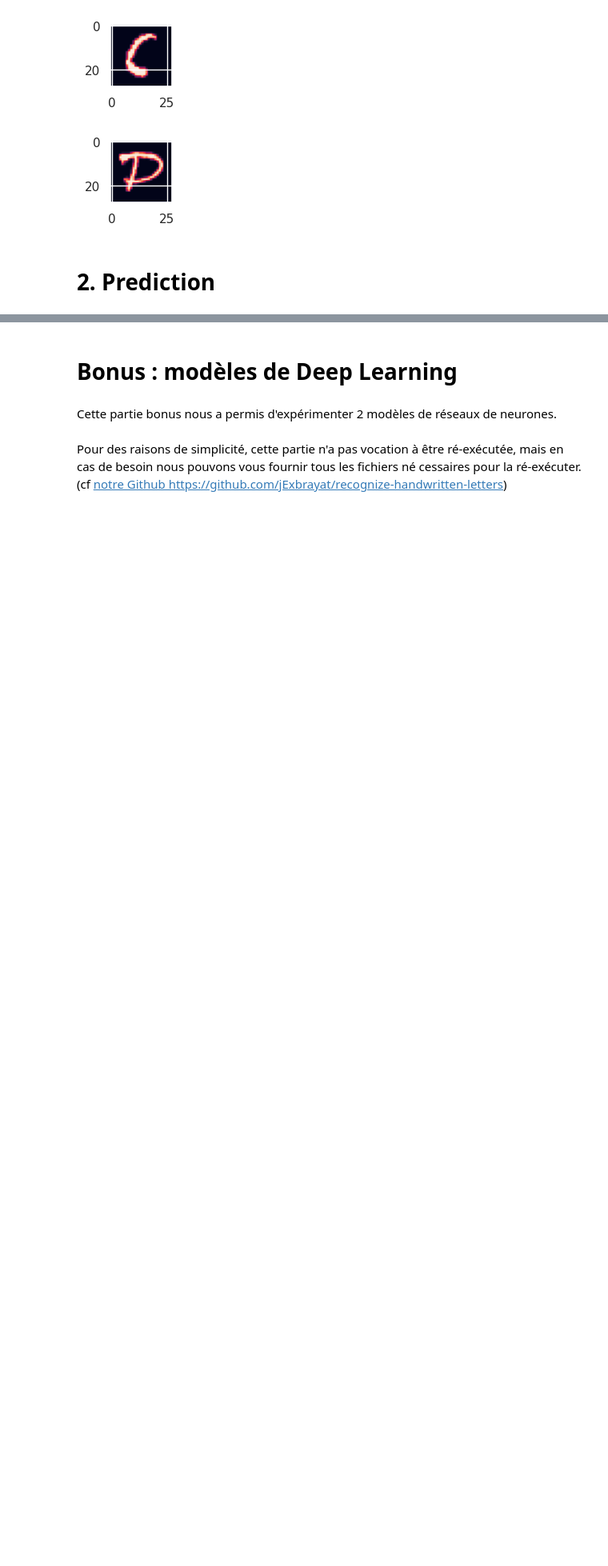
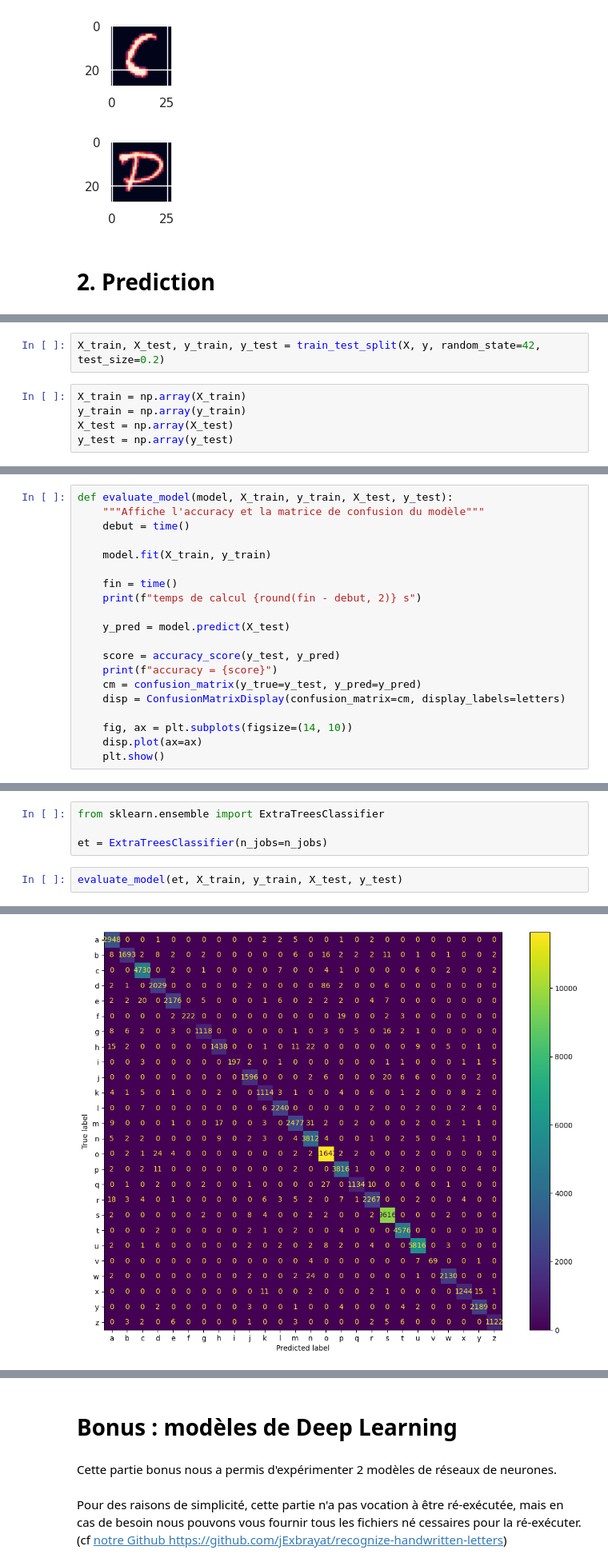
Before and after one commit to jExbrayat/recognize-handwritten-letters, a Jupyter notebook: src/rendu-final/notebook-final.ipynb, the cells around one changed output, grey strips where cells are left out. Shown at 80% size. Cells and saved outputs as stored; diff of their text form; blank space fills up the shorter version.

```diff
--- a/src/rendu-final/notebook-final.ipynb
+++ b/src/rendu-final/notebook-final.ipynb
@@ -62,0 +103,7 @@ for i in range(5):
+# %%
+X_train, X_test, y_train, y_test = train_test_split(X, y, random_state=42, test_size=0.2)
+# %%
+X_train = np.array(X_train)
+y_train = np.array(y_train)
+X_test = np.array(X_test)
+y_test = np.array(y_test)
@@ -62,0 +125,20 @@ for i in range(5):
+# %%
+def evaluate_model(model, X_train, y_train, X_test, y_test):
+    """Affiche l'accuracy et la matrice de confusion du modèle"""
+    debut = time()
+
+    model.fit(X_train, y_train)
+
+    fin = time()
+    print(f"temps de calcul {round(fin - debut, 2)} s")
+
+    y_pred = model.predict(X_test)
+
+    score = accuracy_score(y_test, y_pred)
+    print(f"accuracy = {score}")
+    cm = confusion_matrix(y_true=y_test, y_pred=y_pred)
+    disp = ConfusionMatrixDisplay(confusion_matrix=cm, display_labels=letters)
+
+    fig, ax = plt.subplots(figsize=(14, 10))
+    disp.plot(ax=ax)
+    plt.show()
@@ -62,0 +155,7 @@ for i in range(5):
+# %%
+from sklearn.ensemble import ExtraTreesClassifier
+
+et = ExtraTreesClassifier(n_jobs=n_jobs)
+# %%
+evaluate_model(et, X_train, y_train, X_test, y_test)
+# %% [output]
@@ -62,0 +164 @@ for i in range(5):
+[figure, added]
```
Also changed, not shown: parts of 30 cells of this notebook, 1 other file.
